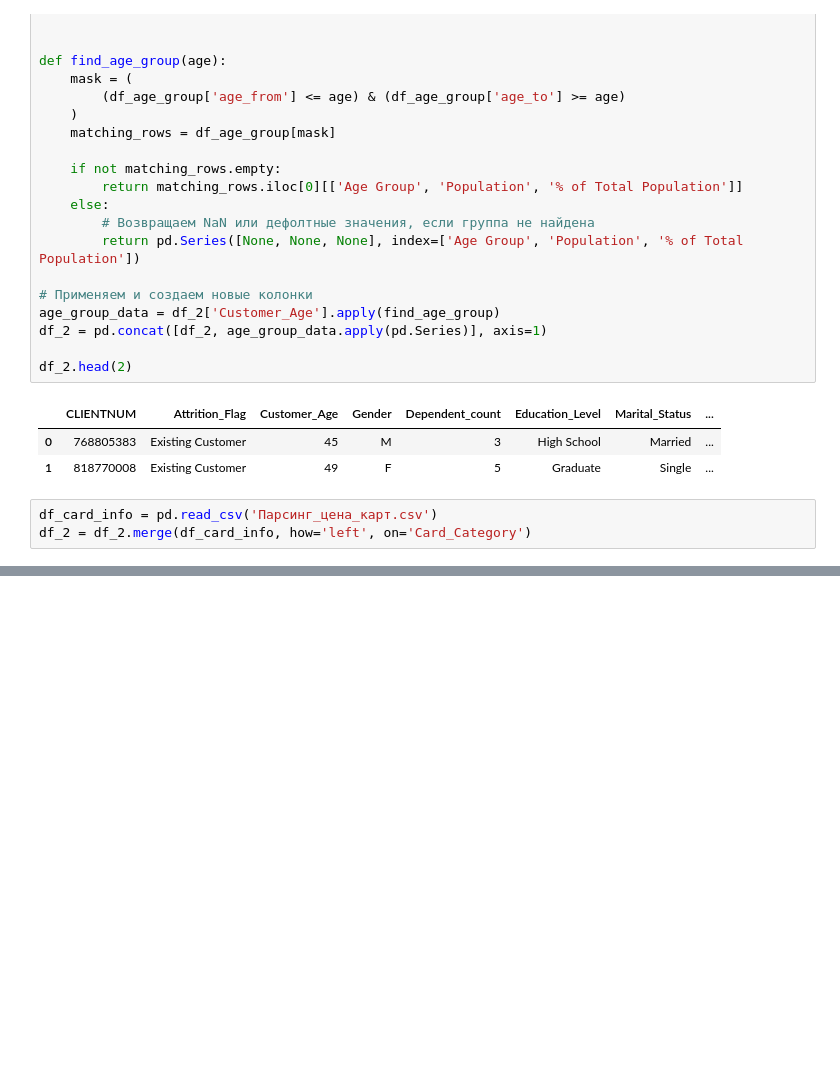
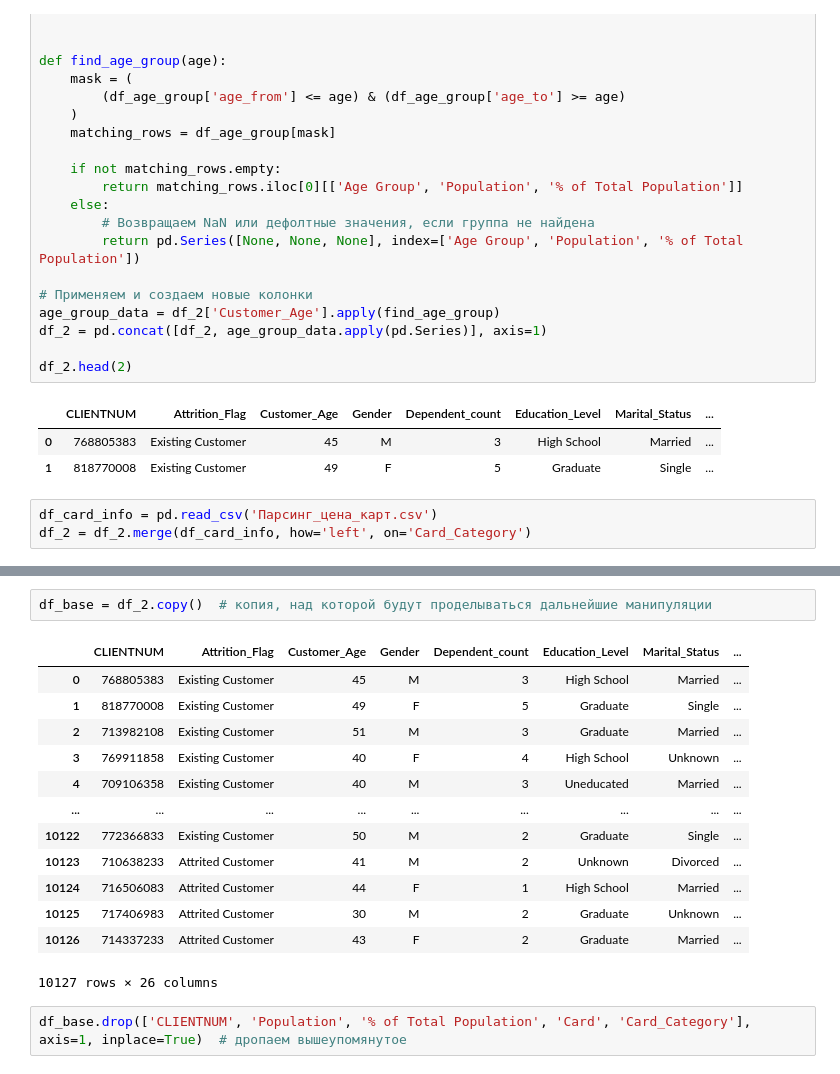
Before and after one commit to AlexRos06/hse_machine_learning_proj, a Jupyter notebook: ML_notebook.ipynb, the cells around one changed output, grey strips where cells are left out. Drawn from its saved outputs; the diff is of its cells as text; blank space fills up the shorter version.

```diff
--- a/ML_notebook.ipynb
+++ b/ML_notebook.ipynb
@@ -242,0 +385,18 @@ df_2.to_parquet('BankChurners_add_features.parquet')
+# %%
+df_base = df_2.copy()  # копия, над которой будут проделываться дальнейшие манипуляции
+# %% [output]
+|  | CLIENTNUM | Attrition_Flag | Customer_Age | Gender | Dependent_count | Education_Level | Marital_Status | ... |
+| 0 | 768805383 | Existing Customer | 45 | M | 3 | High School | Married | ... |
+| 1 | 818770008 | Existing Customer | 49 | F | 5 | Graduate | Single | ... |
+| 2 | 713982108 | Existing Customer | 51 | M | 3 | Graduate | Married | ... |
+| 3 | 769911858 | Existing Customer | 40 | F | 4 | High School | Unknown | ... |
+| 4 | 709106358 | Existing Customer | 40 | M | 3 | Uneducated | Married | ... |
+| ... | ... | ... | ... | ... | ... | ... | ... | ... |
+| 10122 | 772366833 | Existing Customer | 50 | M | 2 | Graduate | Single | ... |
+| 10123 | 710638233 | Attrited Customer | 41 | M | 2 | Unknown | Divorced | ... |
+| 10124 | 716506083 | Attrited Customer | 44 | F | 1 | High School | Married | ... |
+| 10125 | 717406983 | Attrited Customer | 30 | M | 2 | Graduate | Unknown | ... |
+| 10126 | 714337233 | Attrited Customer | 43 | F | 2 | Graduate | Married | ... |
+10127 rows × 26 columns
+# %%
+df_base.drop(['CLIENTNUM', 'Population', '% of Total Population', 'Card', 'Card_Category'], axis=1, inplace=True)  # дропаем вышеупомянутое
```
Also changed, not shown: parts of 21 cells of this notebook.
